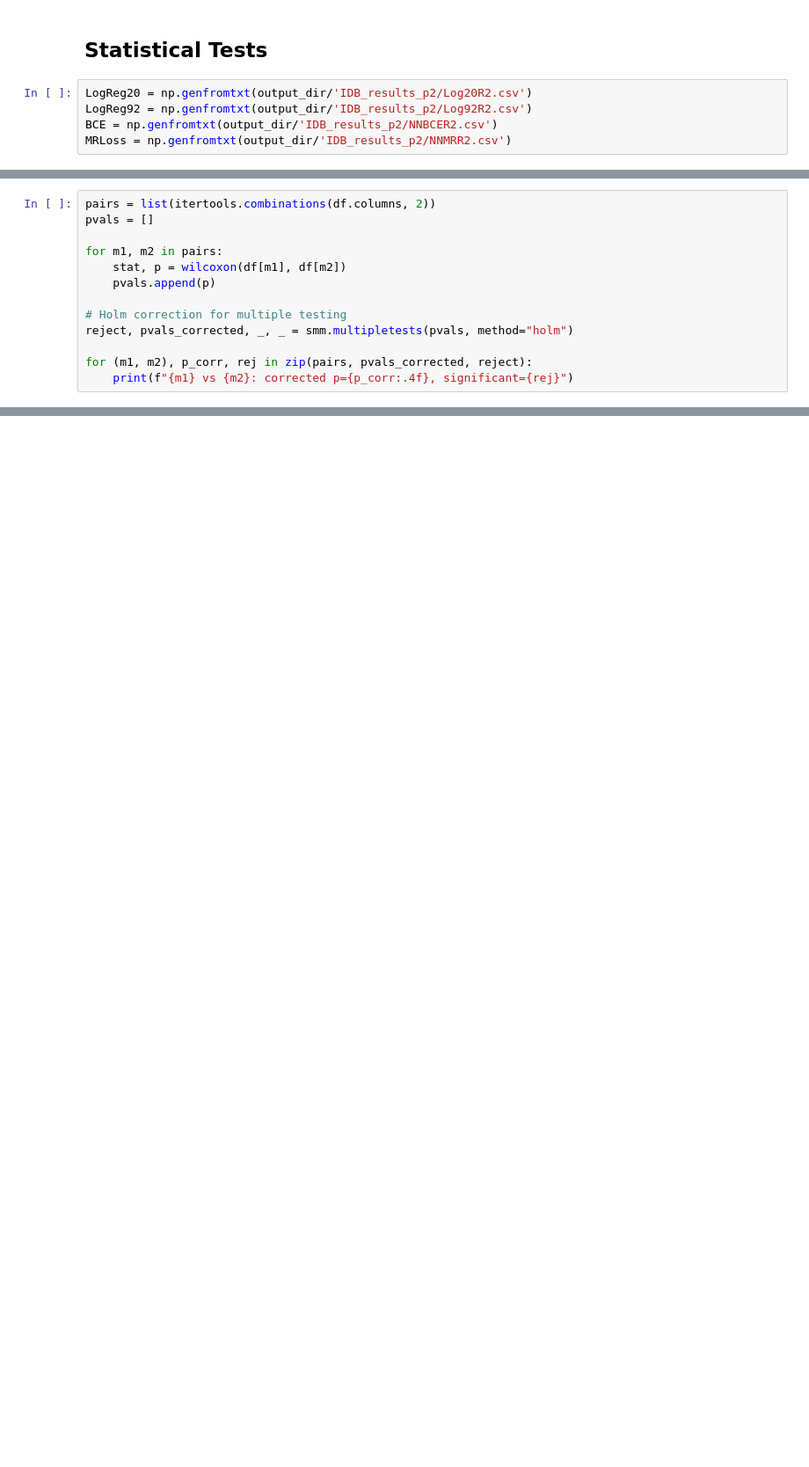
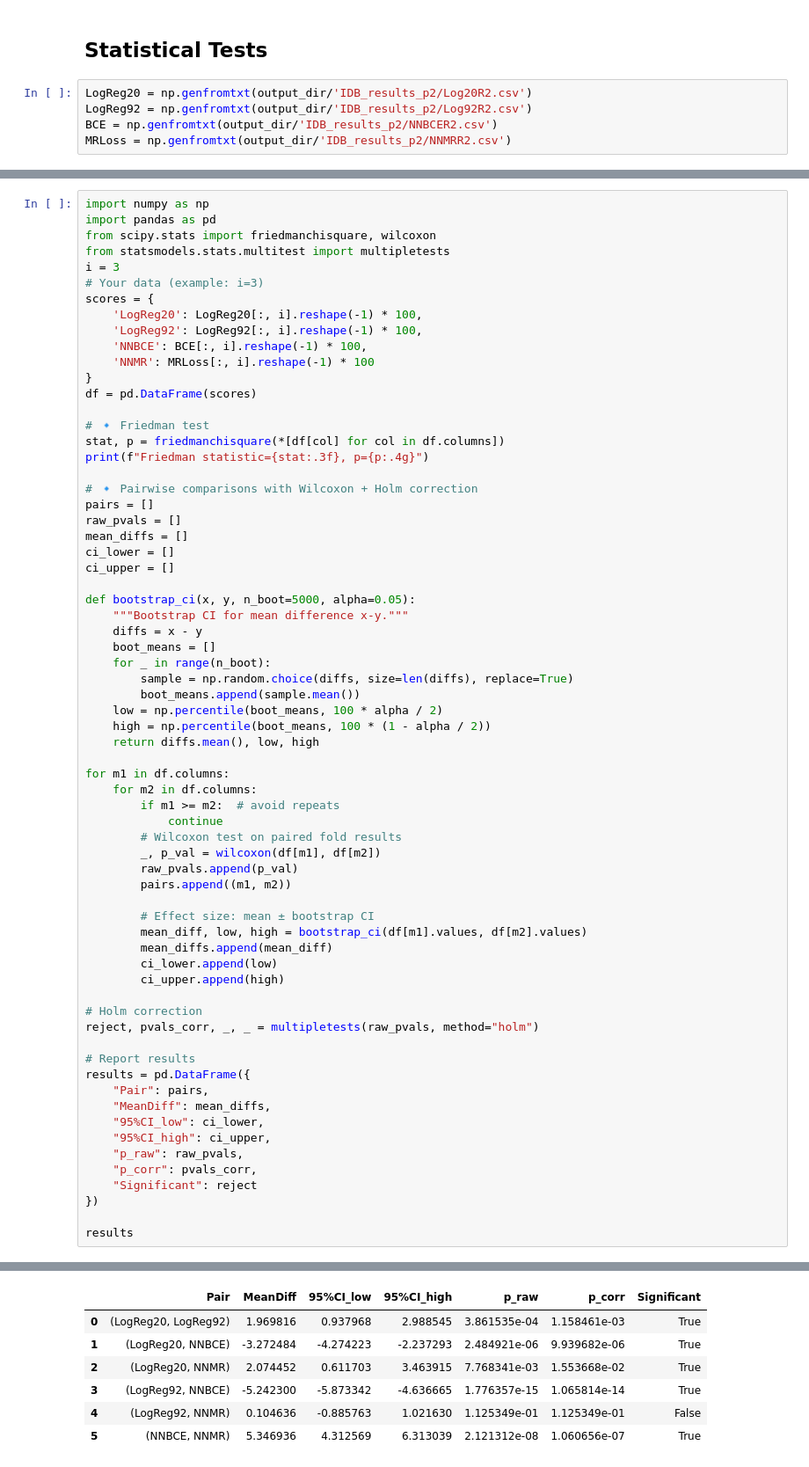
Before and after one commit to IvanRozanov04/FlavonoidsElutionOrderPrediction, a Jupyter notebook: code/Vis&Stats.ipynb, the cells around one changed output, grey strips where cells are left out. Shown at 88% size. Saved outputs shown, nothing was run; the diff lists cells and outputs as text; blank space fills up the shorter version.

```diff
--- a/code/Vis&Stats.ipynb
+++ b/code/Vis&Stats.ipynb
@@ -501,13 +778,0 @@ p
-# %%
-pairs = list(itertools.combinations(df.columns, 2))
-pvals = []
-
-for m1, m2 in pairs:
-    stat, p = wilcoxon(df[m1], df[m2])
-    pvals.append(p)
-
-# Holm correction for multiple testing
-reject, pvals_corrected, _, _ = smm.multipletests(pvals, method="holm")
-
-for (m1, m2), p_corr, rej in zip(pairs, pvals_corrected, reject):
-    print(f"{m1} vs {m2}: corrected p={p_corr:.4f}, significant={rej}")
@@ -520,0 +779,68 @@ NNBCE vs NNMR: corrected p=0.0001, significant=True
+# %%
+import numpy as np
+import pandas as pd
+from scipy.stats import friedmanchisquare, wilcoxon
+from statsmodels.stats.multitest import multipletests
+i = 3
+# Your data (example: i=3)
+scores = {
+    'LogReg20': LogReg20[:, i].reshape(-1) * 100,
+    'LogReg92': LogReg92[:, i].reshape(-1) * 100,
+    'NNBCE': BCE[:, i].reshape(-1) * 100,
+    'NNMR': MRLoss[:, i].reshape(-1) * 100
+}
+df = pd.DataFrame(scores)
+
+# 🔹 Friedman test
+stat, p = friedmanchisquare(*[df[col] for col in df.columns])
+print(f"Friedman statistic={stat:.3f}, p={p:.4g}")
+
+# 🔹 Pairwise comparisons with Wilcoxon + Holm correction
+pairs = []
+raw_pvals = []
+mean_diffs = []
+ci_lower = []
+ci_upper = []
+
+def bootstrap_ci(x, y, n_boot=5000, alpha=0.05):
+    """Bootstrap CI for mean difference x-y."""
+    diffs = x - y
+    boot_means = []
+    for _ in range(n_boot):
+        sample = np.random.choice(diffs, size=len(diffs), replace=True)
+        boot_means.append(sample.mean())
+    low = np.percentile(boot_means, 100 * alpha / 2)
+    high = np.percentile(boot_means, 100 * (1 - alpha / 2))
+    return diffs.mean(), low, high
+
+for m1 in df.columns:
+    for m2 in df.columns:
+        if m1 >= m2:  # avoid repeats
+            continue
+        # Wilcoxon test on paired fold results
+        _, p_val = wilcoxon(df[m1], df[m2])
+        raw_pvals.append(p_val)
+        pairs.append((m1, m2))
+
+        # Effect size: mean ± bootstrap CI
+        mean_diff, low, high = bootstrap_ci(df[m1].values, df[m2].values)
+        mean_diffs.append(mean_diff)
+        ci_lower.append(low)
+        ci_upper.append(high)
+
+# Holm correction
+reject, pvals_corr, _, _ = multipletests(raw_pvals, method="holm")
+
+# Report results
+results = pd.DataFrame({
+    "Pair": pairs,
+    "MeanDiff": mean_diffs,
+    "95%CI_low": ci_lower,
+    "95%CI_high": ci_upper,
+    "p_raw": raw_pvals,
+    "p_corr": pvals_corr,
+    "Significant": reject
+})
+
+results
+# %% [output]
@@ -520,0 +848,7 @@ NNBCE vs NNMR: corrected p=0.0001, significant=True
+|  | Pair | MeanDiff | 95%CI_low | 95%CI_high | p_raw | p_corr | Significant |
+| 0 | (LogReg20, LogReg92) | 1.969816 | 0.937968 | 2.988545 | 3.861535e-04 | 1.158461e-03 | True |
+| 1 | (LogReg20, NNBCE) | -3.272484 | -4.274223 | -2.237293 | 2.484921e-06 | 9.939682e-06 | True |
+| 2 | (LogReg20, NNMR) | 2.074452 | 0.611703 | 3.463915 | 7.768341e-03 | 1.553668e-02 | True |
+| 3 | (LogReg92, NNBCE) | -5.242300 | -5.873342 | -4.636665 | 1.776357e-15 | 1.065814e-14 | True |
+| 4 | (LogReg92, NNMR) | 0.104636 | -0.885763 | 1.021630 | 1.125349e-01 | 1.125349e-01 | False |
+| 5 | (NNBCE, NNMR) | 5.346936 | 4.312569 | 6.313039 | 2.121312e-08 | 1.060656e-07 | True |
```
Also changed, not shown: parts of 34 cells of this notebook, 15 other files.
